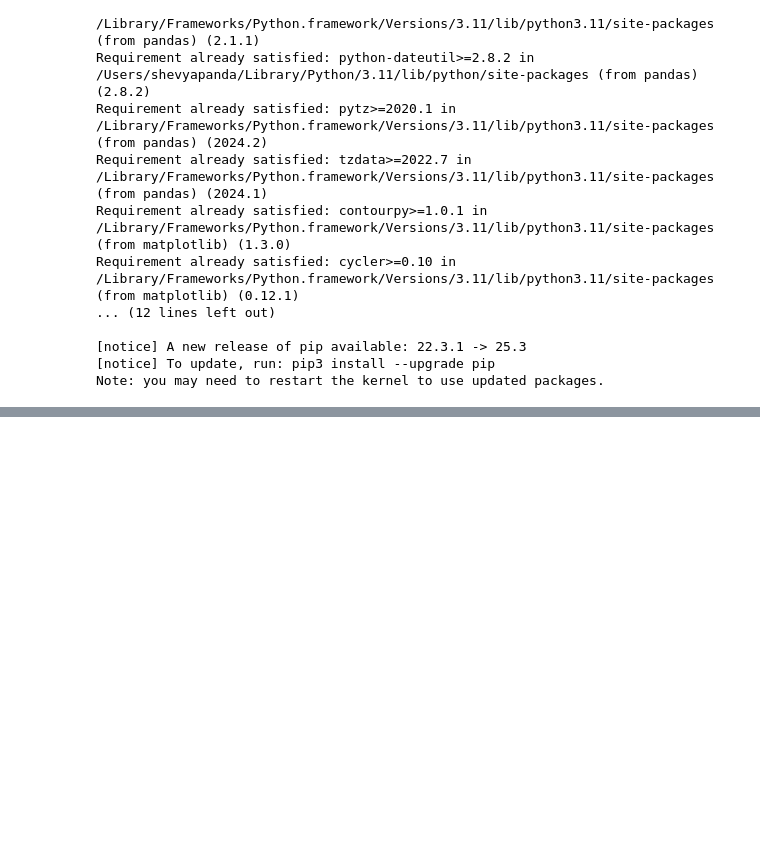
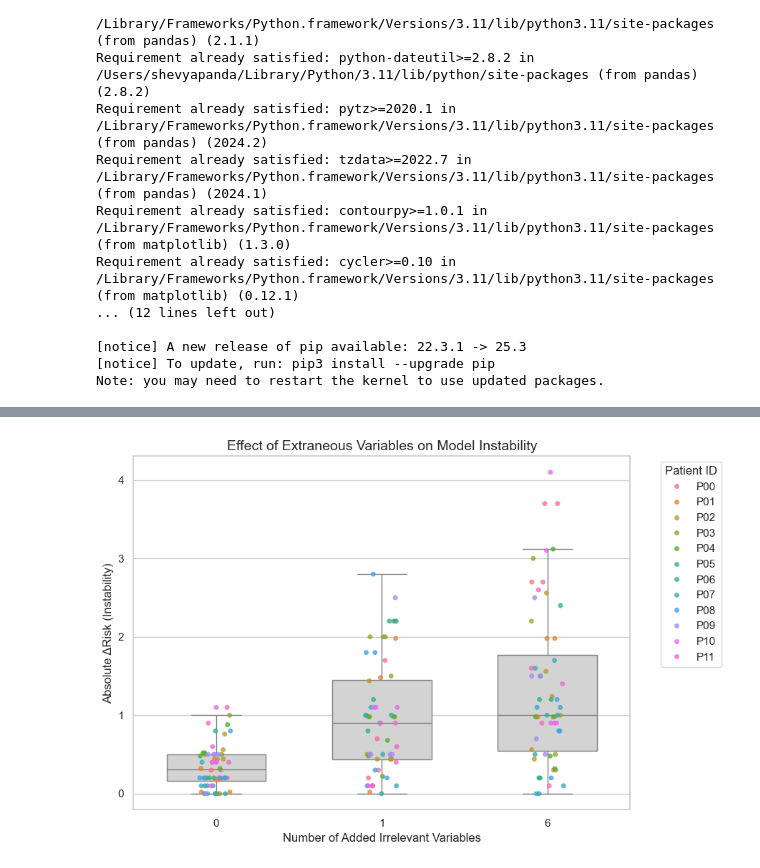
Before and after one commit to 036panda/PALS-Project, a Jupyter notebook: mixed_effects_model.ipynb, the cells around one changed output, grey strips where cells are left out. Cells and saved outputs as stored; diff of their text form; code cells hidden in the pictures; blank space fills up the shorter version.

```diff
--- a/mixed_effects_model.ipynb
+++ b/mixed_effects_model.ipynb
@@ -86,0 +207,41 @@ PatsyError: Error evaluating factor: NameError: name 'Risk_Score' is not defined
+# %%
+import seaborn as sns
+import matplotlib.pyplot as plt
+import pandas as pd
+
+# Assuming 'merged' DataFrame includes:
+# ['Patient_ID', 'AddedVars', 'Abs_Delta_Risk']
+
+plt.figure(figsize=(9, 6))
+
+# Boxplot for overall distribution
+sns.boxplot(
+    data=df,
+    x="AddedVars",
+    y="Abs_Delta_Risk",
+    color="lightgray",
+    width=0.6,
+    showfliers=False
+)
+
+# Overlay jittered points, colored by patient
+sns.stripplot(
+    data=df,
+    x="AddedVars",
+    y="Abs_Delta_Risk",
+    hue="Patient_ID",
+    palette="husl",
+    dodge=False,
+    alpha=0.8,
+    jitter=True,
+    size=5
+)
+
+plt.title("Effect of Extraneous Variables on Model Instability", fontsize=14)
+plt.xlabel("Number of Added Irrelevant Variables", fontsize=12)
+plt.ylabel("Absolute ΔRisk (Instability)", fontsize=12)
+plt.legend(title="Patient ID", bbox_to_anchor=(1.05, 1), loc='upper left')
+plt.tight_layout()
+plt.show()
+# %% [output]
+[figure, added]
```
Also changed, not shown: parts of 18 cells of this notebook, 1 other file.
